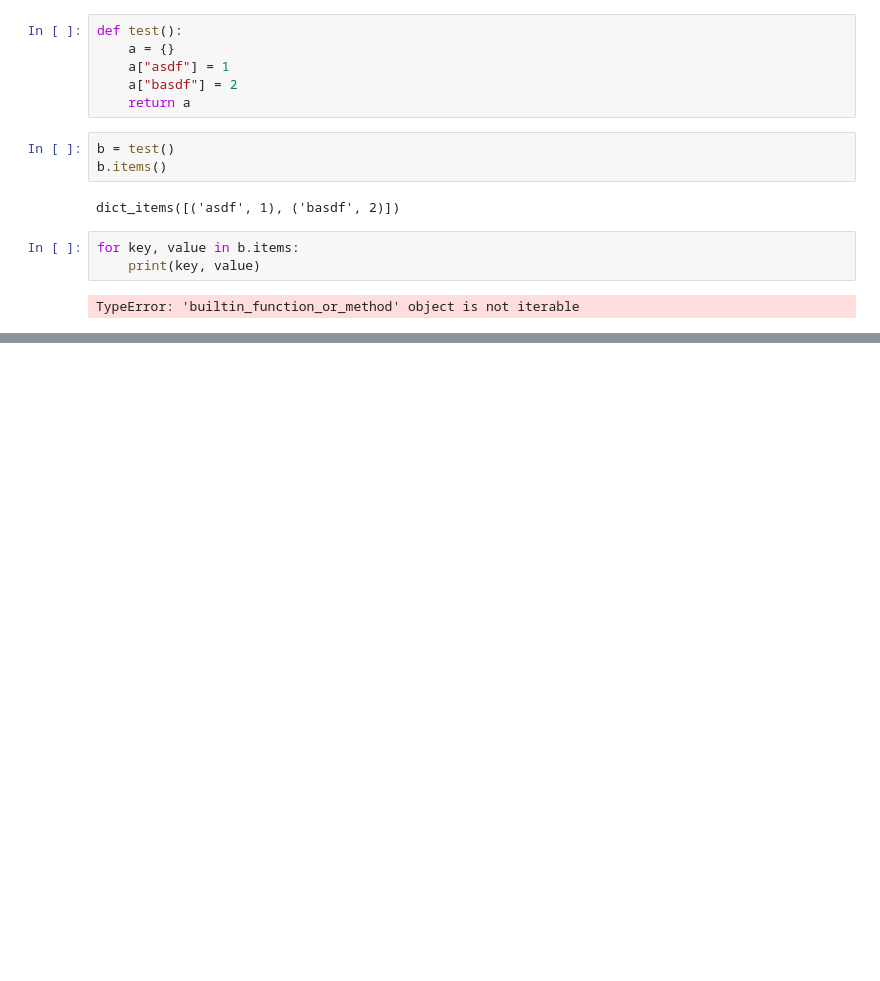
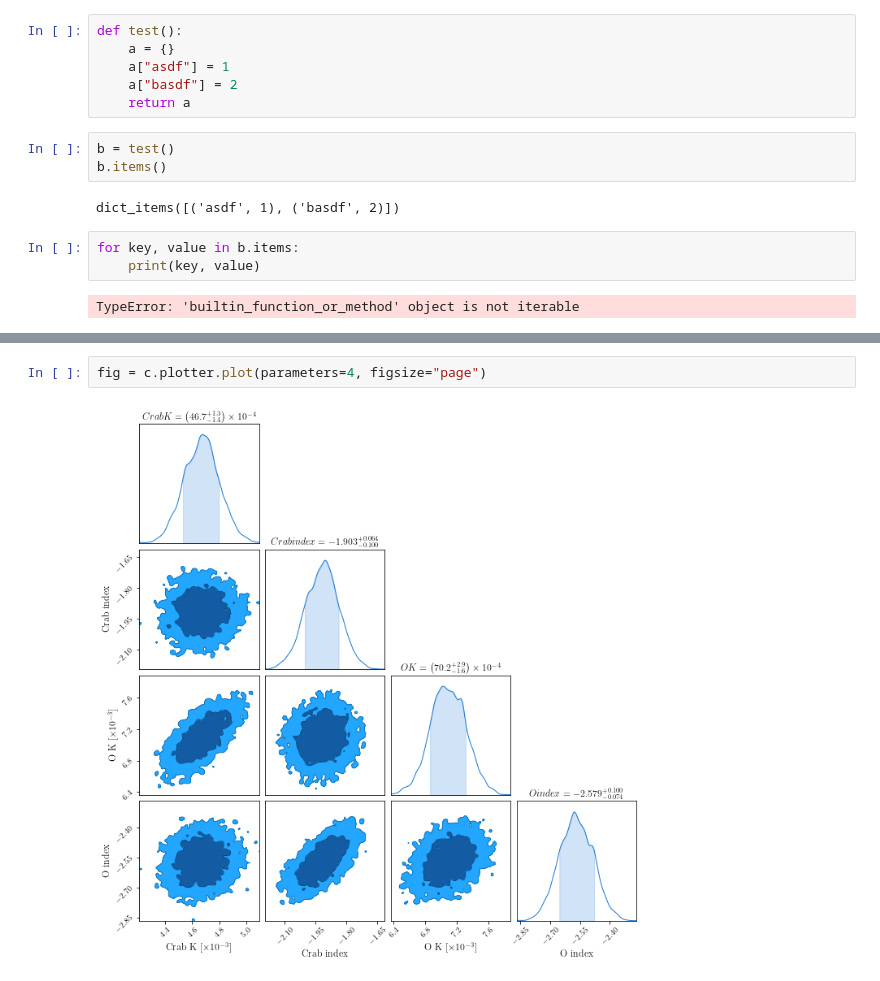
Before and after one commit to moej56153/Master_Thesis, a Jupyter notebook: integral_data_analysis/random_code.ipynb, the cells around one changed output, grey strips where cells are left out. Saved outputs shown, nothing was run; the diff lists cells and outputs as text; blank space fills up the shorter version.

```diff
--- a/integral_data_analysis/random_code.ipynb
+++ b/integral_data_analysis/random_code.ipynb
@@ -47,0 +109,4 @@ TypeError: 'builtin_function_or_method' object is not iterable
+# %%
+fig = c.plotter.plot(parameters=4, figsize="page")
+# %% [output]
+[figure, added]
```
Also changed, not shown: parts of 5 cells of this notebook, 2 other files.
